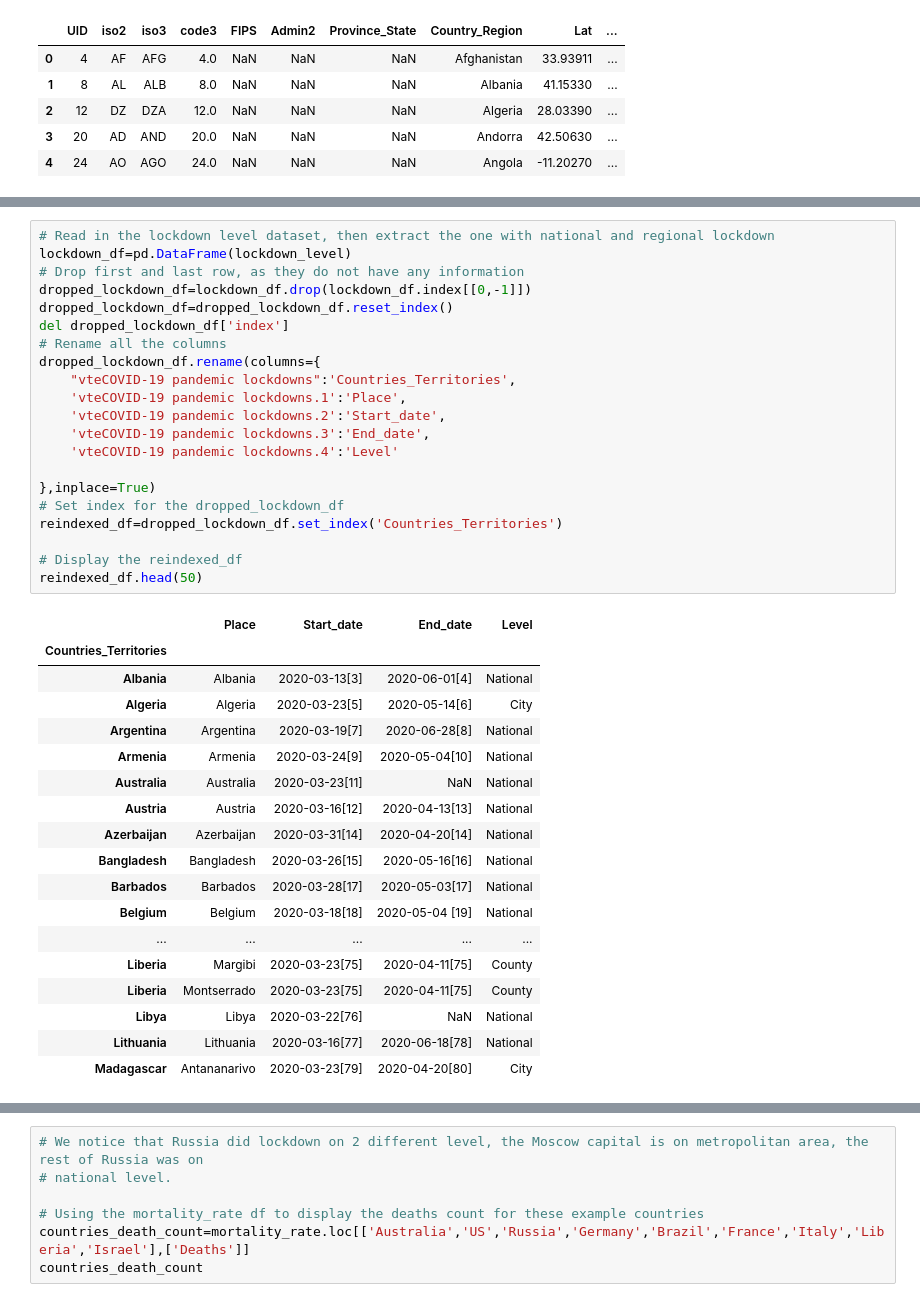
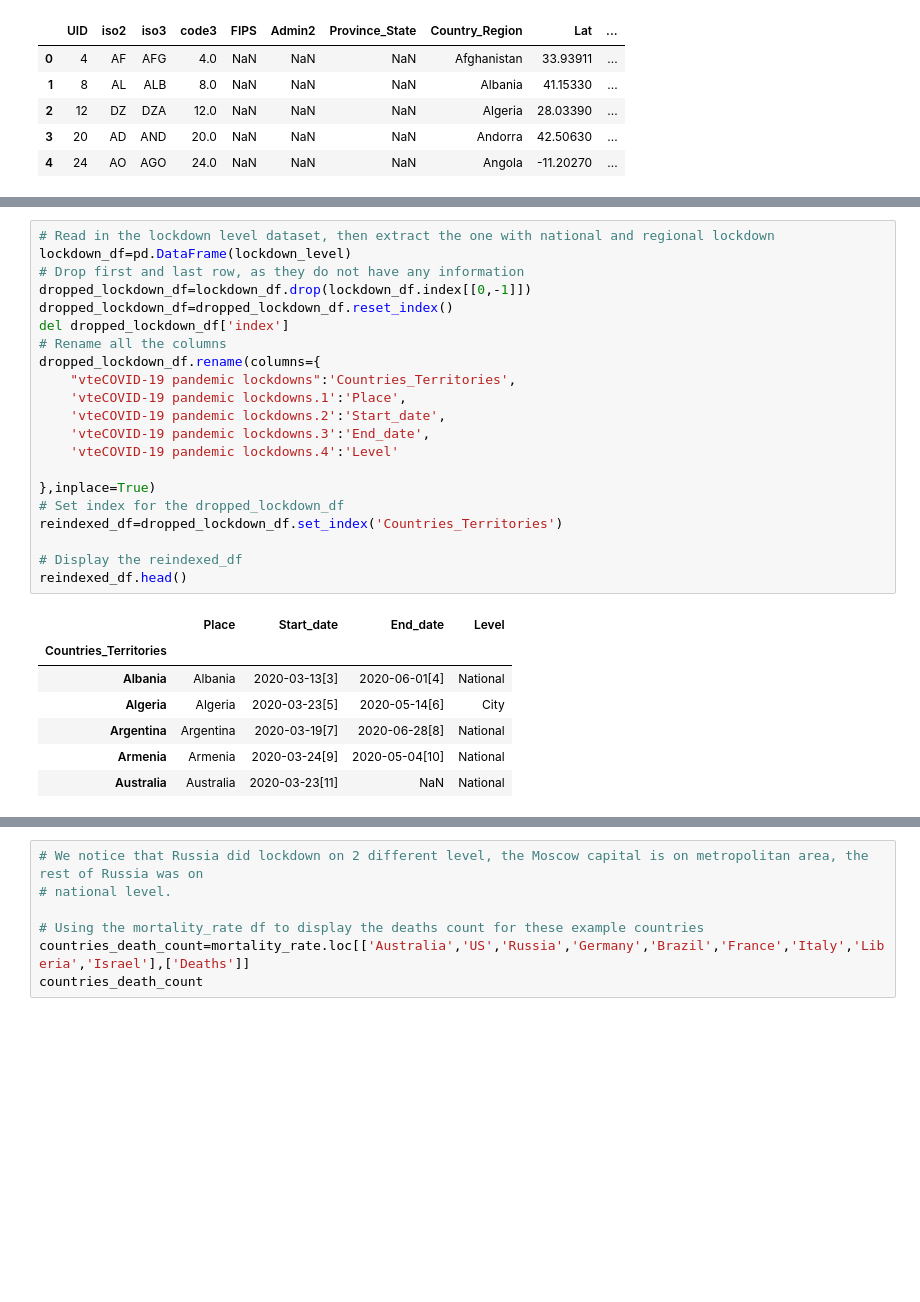
Before and after one commit to phuphan626/Group-4-Project-1, a Jupyter notebook: analysis/Covid-19-analysis.ipynb, the cells around one changed output, grey strips where cells are left out. Drawn from its saved outputs; the diff is of its cells as text; blank space fills up the shorter version.

```diff
--- a/analysis/Covid-19-analysis.ipynb
+++ b/analysis/Covid-19-analysis.ipynb
@@ -193,43 +153,32 @@ mortality_rate
 # %%
 # Read in the lockdown level dataset, then extract the one with national and regional lockdown
 lockdown_df=pd.DataFrame(lockdown_level)
 # Drop first and last row, as they do not have any information
 dropped_lockdown_df=lockdown_df.drop(lockdown_df.index[[0,-1]])
 dropped_lockdown_df=dropped_lockdown_df.reset_index()
 del dropped_lockdown_df['index']
 # Rename all the columns
 dropped_lockdown_df.rename(columns={
     "vteCOVID-19 pandemic lockdowns":'Countries_Territories',
     'vteCOVID-19 pandemic lockdowns.1':'Place',
     'vteCOVID-19 pandemic lockdowns.2':'Start_date',
     'vteCOVID-19 pandemic lockdowns.3':'End_date',
     'vteCOVID-19 pandemic lockdowns.4':'Level'
 
 },inplace=True)
 # Set index for the dropped_lockdown_df
 reindexed_df=dropped_lockdown_df.set_index('Countries_Territories')
 
 # Display the reindexed_df
-reindexed_df.head(50)
+reindexed_df.head()
 # %% [output]
 |  | Place | Start_date | End_date | Level |
 | Countries_Territories |  |  |  |  |
 | Albania | Albania | 2020-03-13[3] | 2020-06-01[4] | National |
 | Algeria | Algeria | 2020-03-23[5] | 2020-05-14[6] | City |
 | Argentina | Argentina | 2020-03-19[7] | 2020-06-28[8] | National |
 | Armenia | Armenia | 2020-03-24[9] | 2020-05-04[10] | National |
 | Australia | Australia | 2020-03-23[11] | NaN | National |
-| Austria | Austria | 2020-03-16[12] | 2020-04-13[13] | National |
-| Azerbaijan | Azerbaijan | 2020-03-31[14] | 2020-04-20[14] | National |
-| Bangladesh | Bangladesh | 2020-03-26[15] | 2020-05-16[16] | National |
-| Barbados | Barbados | 2020-03-28[17] | 2020-05-03[17] | National |
-| Belgium | Belgium | 2020-03-18[18] | 2020-05-04 [19] | National |
-| ... | ... | ... | ... | ... |
-| Liberia | Margibi | 2020-03-23[75] | 2020-04-11[75] | County |
-| Liberia | Montserrado | 2020-03-23[75] | 2020-04-11[75] | County |
-| Libya | Libya | 2020-03-22[76] | NaN | National |
-| Lithuania | Lithuania | 2020-03-16[77] | 2020-06-18[78] | National |
-| Madagascar | Antananarivo | 2020-03-23[79] | 2020-04-20[80] | City |
 # %%
 # We will pick out some example countries that have large population, and did lockdown on national and regional level:
 # Australia, Germany, Brazil, Russia, USA,France,Italy
```
Also changed, not shown: parts of 7 cells of this notebook.
